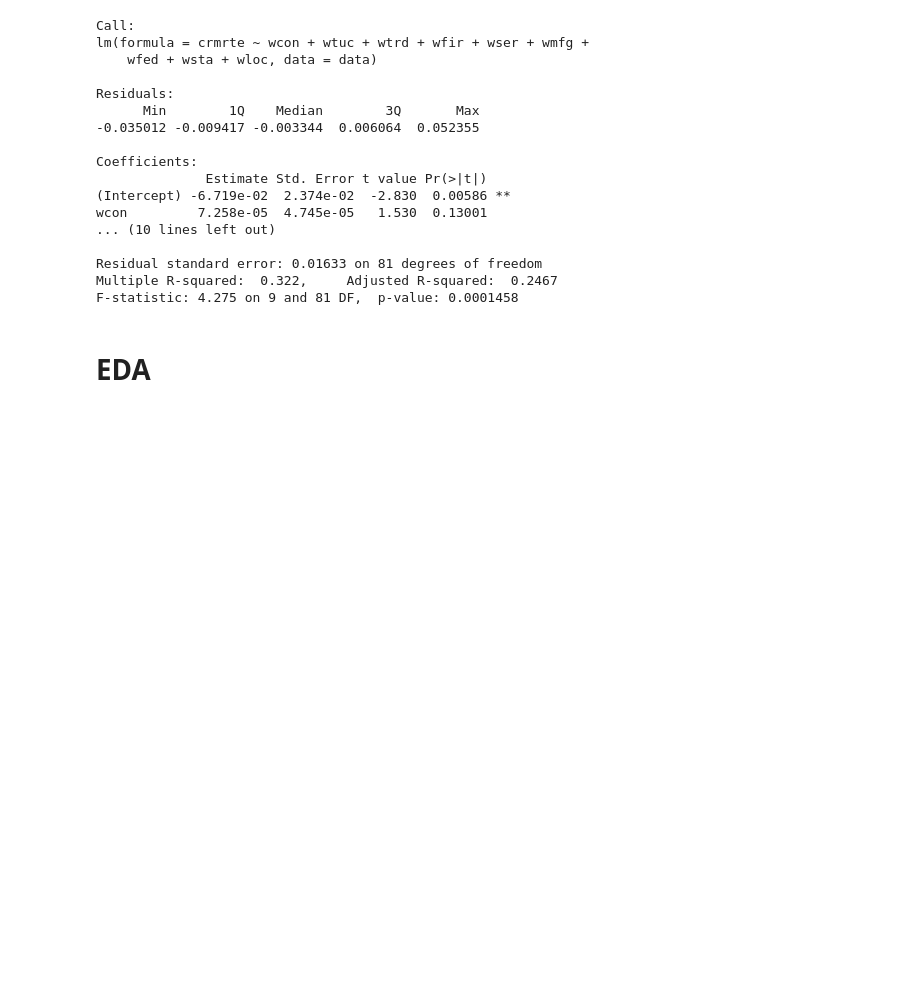
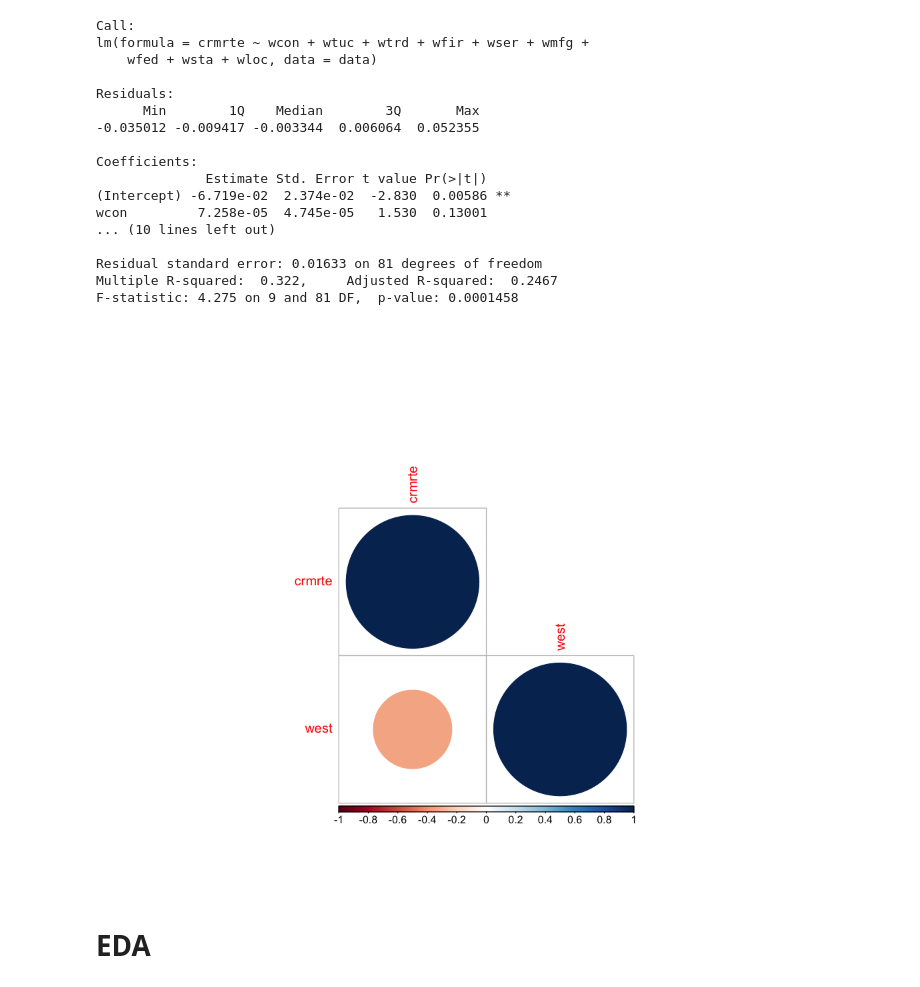
Before and after one commit to vbeohar/mids203_lab3, a Jupyter notebook: lab3_zw_v2.ipynb, the cells around one changed output. Drawn from its saved outputs; the diff is of its cells as text; code cells hidden in the pictures; blank space fills up the shorter version.

```diff
--- a/lab3_zw_v2.ipynb
+++ b/lab3_zw_v2.ipynb
@@ -89,6 +89,11 @@ wcon         7.258e-05  4.745e-05   1.530  0.13001
 Residual standard error: 0.01633 on 81 degrees of freedom
 Multiple R-squared:  0.322,     Adjusted R-squared:  0.2467
 F-statistic: 4.275 on 9 and 81 DF,  p-value: 0.0001458
+# %%
+correlations <- cor(data[c('crmrte', 'west')])
+corrplot(correlations, type="lower", method='circle')
+# %% [output]
+[figure, added]
 # %% [markdown]
 # EDA
 # %% [markdown]
```
Also changed, not shown: parts of 5 cells of this notebook.
